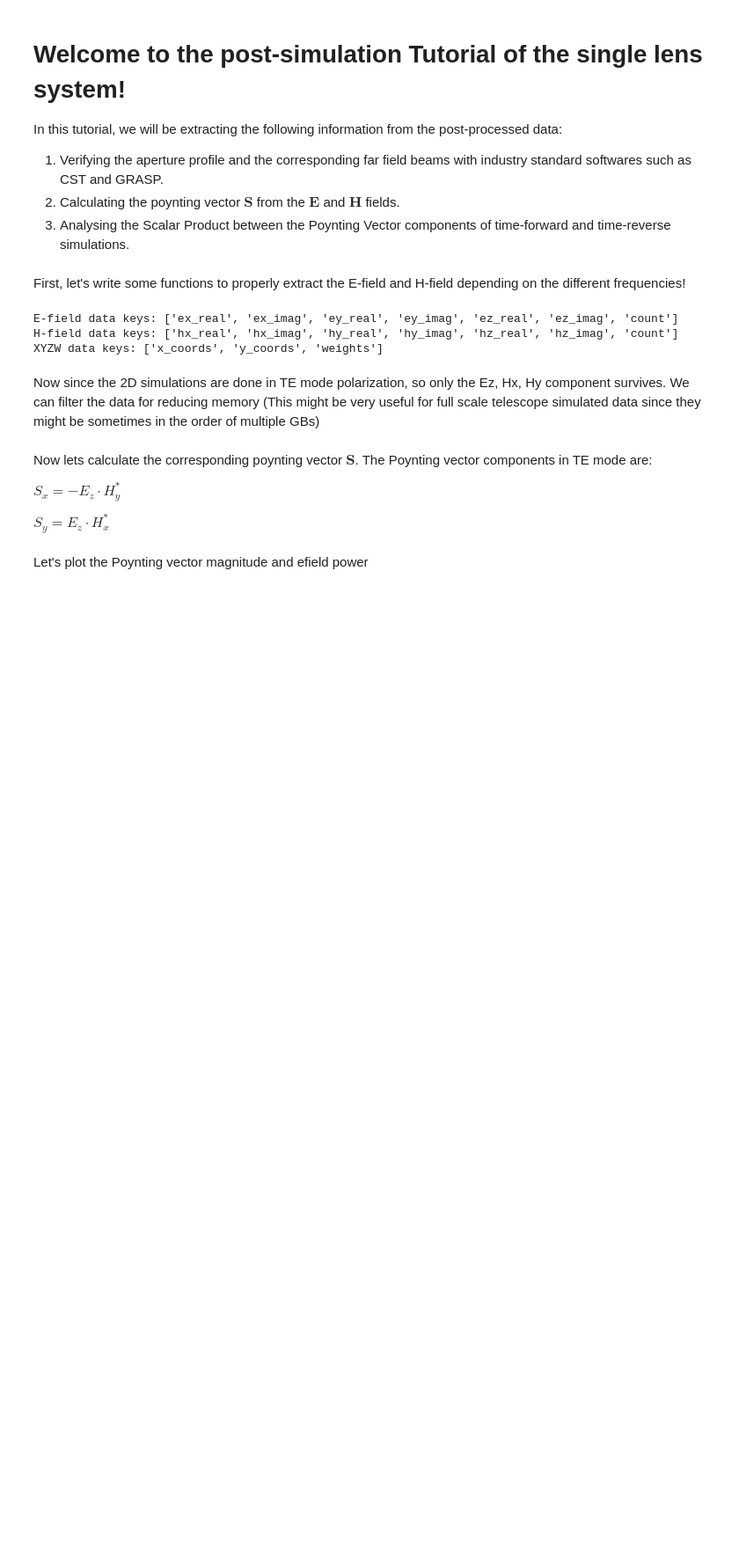
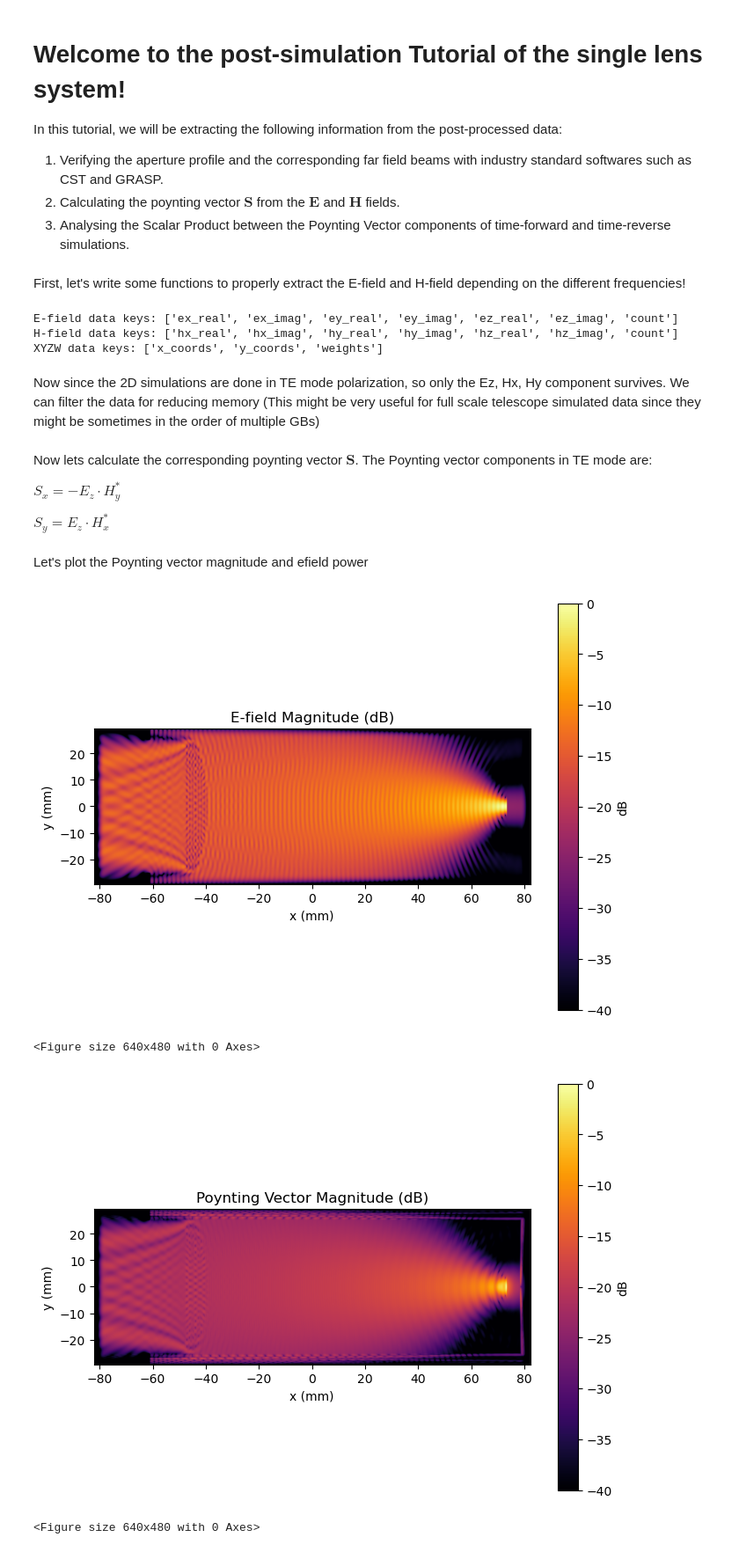
Before and after one commit to aa16oaslak/MeepSAT, a Jupyter notebook: examples/postsims_analysis_tutorials/simple_single_lens_ARC_analysis.ipynb, the cells around one changed output. Shown at 88% size. Drawn from its saved outputs; the diff is of its cells as text; code cells hidden in the pictures; blank space fills up the shorter version.

Commit message:
processeddata_single_lens_system_v2

```diff
--- a/examples/postsims_analysis_tutorials/simple_single_lens_ARC_analysis.ipynb
+++ b/examples/postsims_analysis_tutorials/simple_single_lens_ARC_analysis.ipynb
@@ -62,30 +62,39 @@ ez_power_db = 10 * np.log10(ez_power / np.max(ez_power) + 1e-20)  # in dB
 # %% [markdown]
 Let's plot the Poynting vector magnitude and efield power
 # %%
-def plot_field(simname, field_db, title, filename, xcoords, ycoords, vmin=-40, vmax=0, savepath= os.path.join('../../processed_data/')):
+def plot_field(simname, field_db, title, filename, xcoords, ycoords, vmin=-40, vmax=0, savepath= os.path.join('../../processed_data/'),
+                show_plots=True):
     plt.figure(figsize=(8, 6))
     plt.imshow(field_db.T, extent=(xcoords[0], xcoords[-1], ycoords[0], ycoords[-1]),
                origin='lower', cmap='inferno', vmin=vmin, vmax=vmax)
     plt.colorbar(label='dB')
     plt.title(title)
     plt.xlabel('x (mm)')
     plt.ylabel('y (mm)')
+
+    if show_plots:
+        plt.show()
+
     if savepath and not os.path.exists(os.path.join(savepath, simname)):
         os.makedirs(os.path.join(savepath, simname))
     plt.savefig(os.path.join(savepath, simname, filename), dpi=300)
-    plt.close()
 
 # E-field plot
 plot_field(simname = 'simple_single_lens_ARC',
             field_db=ez_power_db,
             title='E-field Magnitude (dB)',
             filename='ez_magnitude_db.png',
             xcoords=xyzw_data['x_coords'],
             ycoords=xyzw_data['y_coords'])
 # S-vector plot
 plot_field(simname = 'simple_single_lens_ARC',
             field_db=s_total_db,
             title='Poynting Vector Magnitude (dB)',
             filename='s_magnitude_db.png',
             xcoords=xyzw_data['x_coords'],
             ycoords=xyzw_data['y_coords'])
+# %% [output]
+[figure, added]
+<Figure size 640x480 with 0 Axes>
+[figure, added]
+<Figure size 640x480 with 0 Axes>
```
Also changed, not shown: 2 other files.
